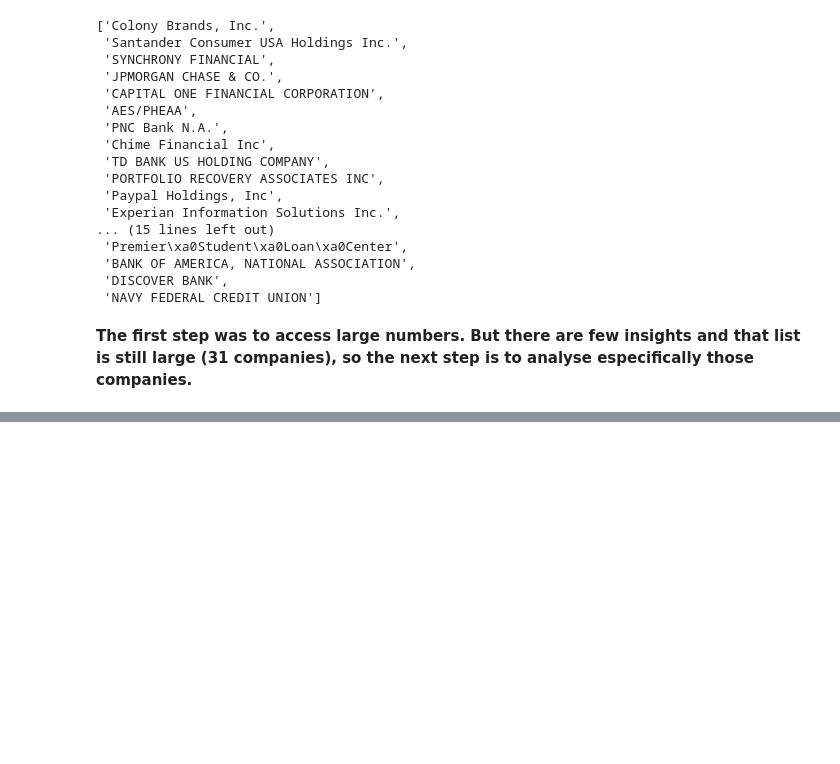
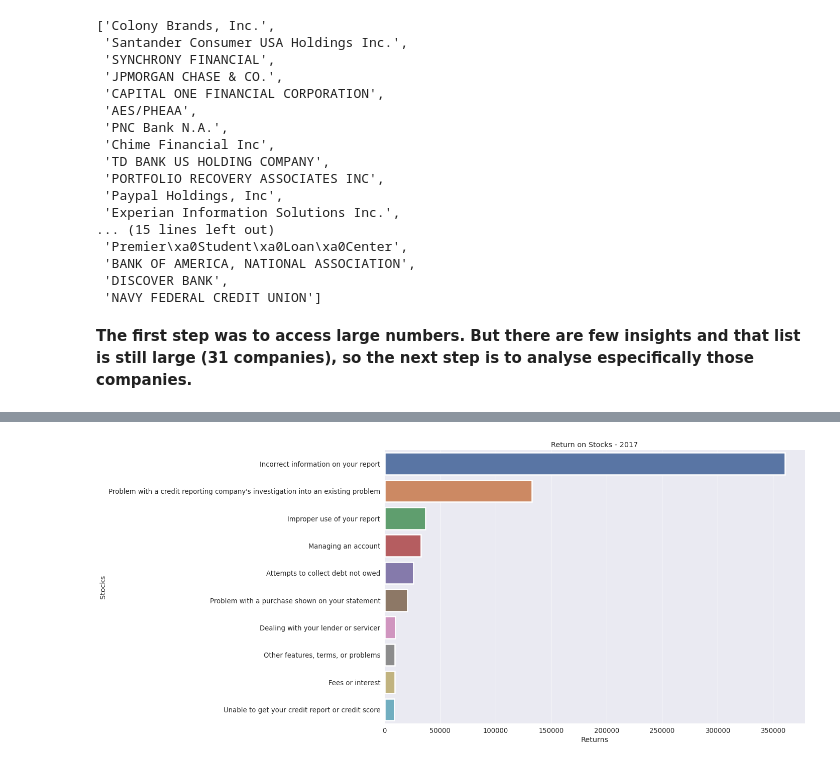
Before and after one commit to caiomts/financial-complaints, a Jupyter notebook: code/eda-financial-comp.ipynb, the cells around one changed output, grey strips where cells are left out. Drawn from its saved outputs; the diff is of its cells as text; code cells hidden in the pictures; blank space fills up the shorter version.

```diff
--- a/code/eda-financial-comp.ipynb
+++ b/code/eda-financial-comp.ipynb
@@ -198,18 +318,12 @@ pd.DataFrame(data=data_1, index=index_1, columns=[2018, 2019, 2020, 2021]).to_cs
 # %%
-import plotly.express as px
-df = shortlist_1.loc[shortlist_1.company_name.isin(comp_per_year.head(5).index.to_list())] \
-.groupby(['company_name']).resample('M').count()['complaint_id']
+df = shortlist_1[['complaint_id', 'issue']].groupby(['issue']).count()\
+.sort_values(by='complaint_id', ascending=False).head(10).reset_index()
 
-fig = px.line(df.reset_index(), x='date_received', y='complaint_id', color='company_name',
-             title='Monthly Complaints per Company', labels={'company_name': 'Companies',
-                                                             'date_received': 'Date',
-                                                             'complaint_id': 'Complaints'
-                                                            }, width=900, height=600,
-             template="simple_white")
-
-fig.update_layout( # customize font and legend orientation & position
-    legend=dict(
-        title=None, orientation="h", y=1, yanchor="bottom", x=0.5, xanchor="center"))
-
-fig.show()
+sns.set_theme()
+sns.set_context("paper", font_scale=1.5)
+fig, ax = plt.subplots(figsize=(15, 10))
+g = sns.barplot(data=df, x='complaint_id', y="issue",
+                linewidth=2.5)
+g.set(xlabel='Returns', ylabel='Stocks', title='Return on Stocks - 2017')
+sns.despine(left=True, bottom=True)
 # %% [output]
@@ -216,0 +330 @@ fig.show()
+[figure, added]
```
Also changed, not shown: parts of 14 cells of this notebook, 2 other files.
